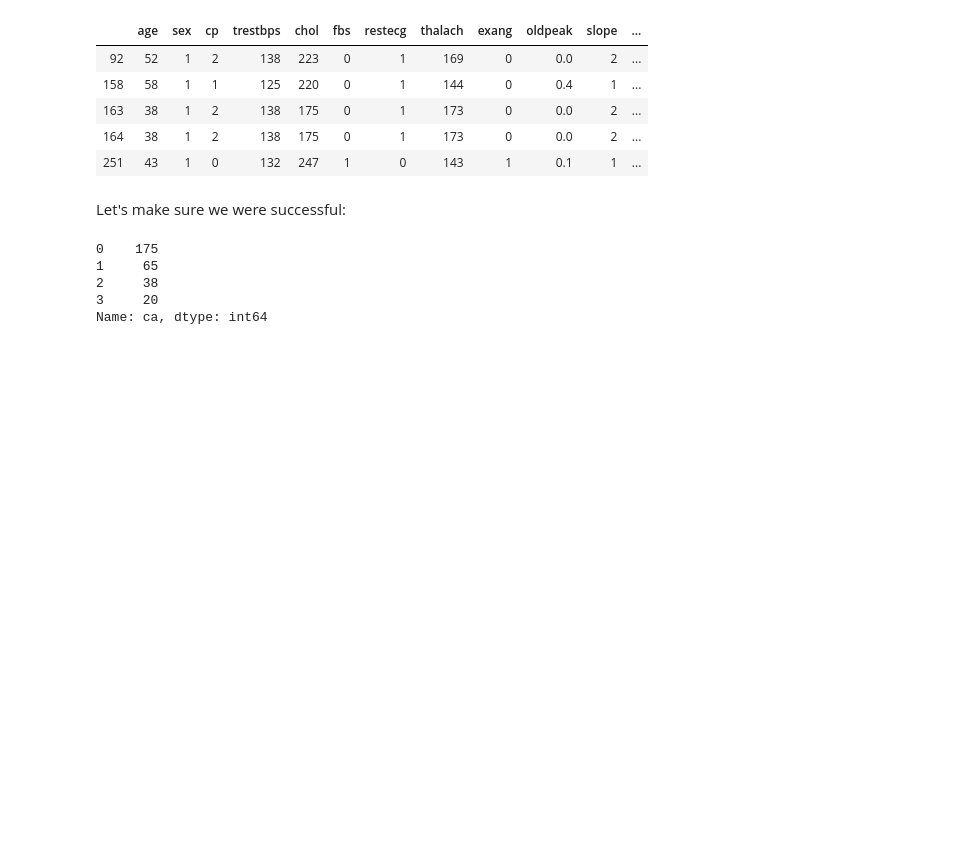
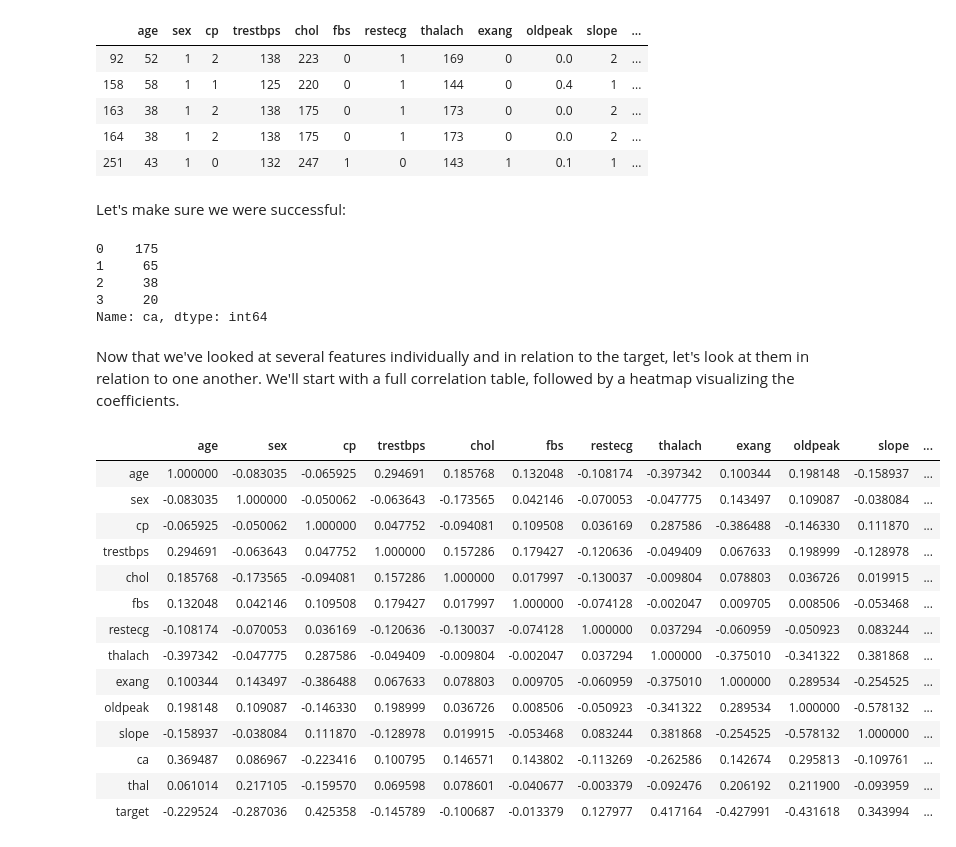
Before and after one commit to robineastwood/Heart-Disease, a Jupyter notebook: Heart_Disease_EDA_Assignment.ipynb, the cells around one changed output. Cells and saved outputs as stored; diff of their text form; code cells hidden in the pictures; blank space fills up the shorter version.

```diff
--- a/Heart_Disease_EDA_Assignment.ipynb
+++ b/Heart_Disease_EDA_Assignment.ipynb
@@ -361,3 +362,23 @@ heart_data['ca'].value_counts()
 2     38
 3     20
 Name: ca, dtype: int64
+# %% [markdown]
+Now that we've looked at several features individually and in relation to the target, let's look at them in relation to one another. We'll start with a full correlation table, followed by a heatmap visualizing the coefficients.
+# %%
+heart_data.corr()
+# %% [output]
+|  | age | sex | cp | trestbps | chol | fbs | restecg | thalach | exang | oldpeak | slope | ... |
+| age | 1.000000 | -0.083035 | -0.065925 | 0.294691 | 0.185768 | 0.132048 | -0.108174 | -0.397342 | 0.100344 | 0.198148 | -0.158937 | ... |
+| sex | -0.083035 | 1.000000 | -0.050062 | -0.063643 | -0.173565 | 0.042146 | -0.070053 | -0.047775 | 0.143497 | 0.109087 | -0.038084 | ... |
+| cp | -0.065925 | -0.050062 | 1.000000 | 0.047752 | -0.094081 | 0.109508 | 0.036169 | 0.287586 | -0.386488 | -0.146330 | 0.111870 | ... |
+| trestbps | 0.294691 | -0.063643 | 0.047752 | 1.000000 | 0.157286 | 0.179427 | -0.120636 | -0.049409 | 0.067633 | 0.198999 | -0.128978 | ... |
+| chol | 0.185768 | -0.173565 | -0.094081 | 0.157286 | 1.000000 | 0.017997 | -0.130037 | -0.009804 | 0.078803 | 0.036726 | 0.019915 | ... |
+| fbs | 0.132048 | 0.042146 | 0.109508 | 0.179427 | 0.017997 | 1.000000 | -0.074128 | -0.002047 | 0.009705 | 0.008506 | -0.053468 | ... |
+| restecg | -0.108174 | -0.070053 | 0.036169 | -0.120636 | -0.130037 | -0.074128 | 1.000000 | 0.037294 | -0.060959 | -0.050923 | 0.083244 | ... |
+| thalach | -0.397342 | -0.047775 | 0.287586 | -0.049409 | -0.009804 | -0.002047 | 0.037294 | 1.000000 | -0.375010 | -0.341322 | 0.381868 | ... |
+| exang | 0.100344 | 0.143497 | -0.386488 | 0.067633 | 0.078803 | 0.009705 | -0.060959 | -0.375010 | 1.000000 | 0.289534 | -0.254525 | ... |
+| oldpeak | 0.198148 | 0.109087 | -0.146330 | 0.198999 | 0.036726 | 0.008506 | -0.050923 | -0.341322 | 0.289534 | 1.000000 | -0.578132 | ... |
+| slope | -0.158937 | -0.038084 | 0.111870 | -0.128978 | 0.019915 | -0.053468 | 0.083244 | 0.381868 | -0.254525 | -0.578132 | 1.000000 | ... |
+| ca | 0.369487 | 0.086967 | -0.223416 | 0.100795 | 0.146571 | 0.143802 | -0.113269 | -0.262586 | 0.142674 | 0.295813 | -0.109761 | ... |
+| thal | 0.061014 | 0.217105 | -0.159570 | 0.069598 | 0.078601 | -0.040677 | -0.003379 | -0.092476 | 0.206192 | 0.211900 | -0.093959 | ... |
+| target | -0.229524 | -0.287036 | 0.425358 | -0.145789 | -0.100687 | -0.013379 | 0.127977 | 0.417164 | -0.427991 | -0.431618 | 0.343994 | ... |
```
Also changed, not shown: parts of 8 cells of this notebook.
